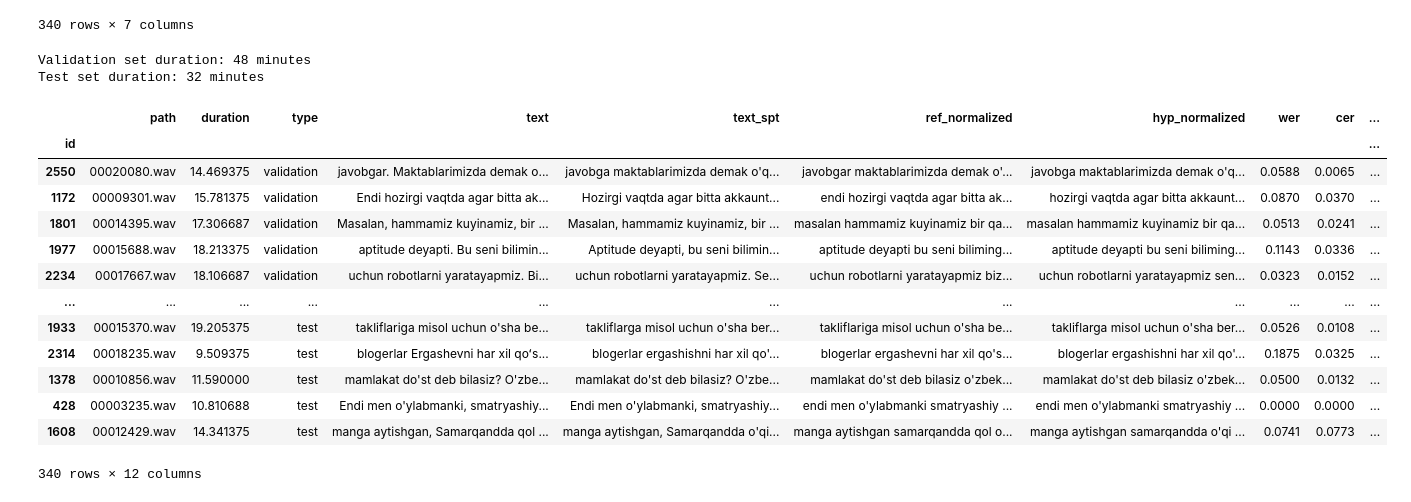
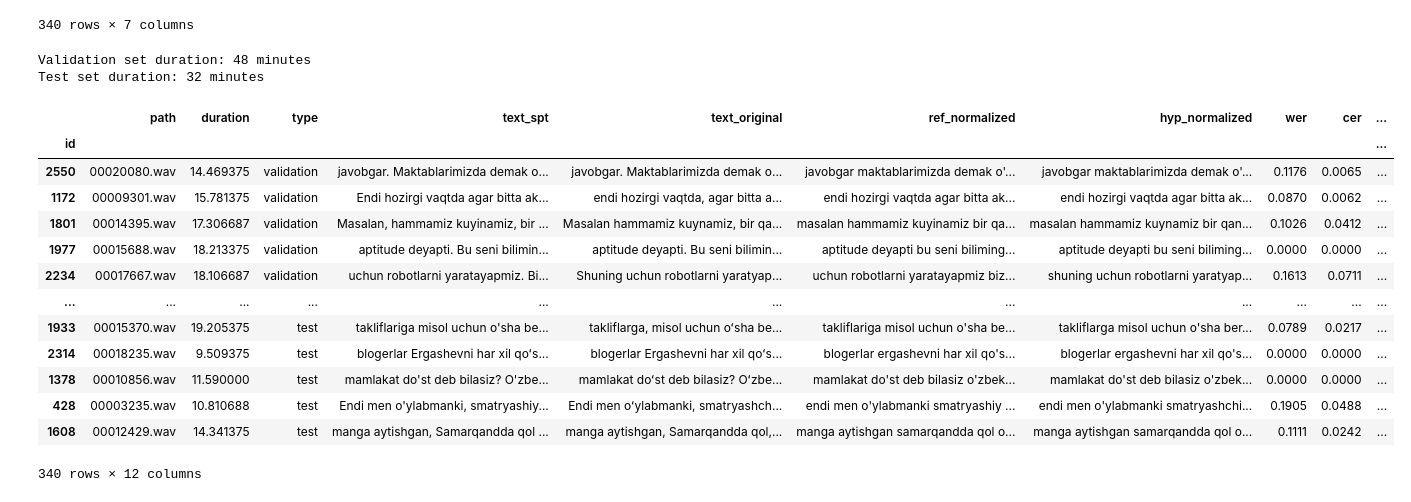
Before and after one commit to HaidarChaito/uzbek-automatic-speech-recognition, a Jupyter notebook: notebooks/2_news_dataset_preparation.ipynb, the cells around one changed output. Drawn from its saved outputs; the diff is of its cells as text; code cells hidden in the pictures.

```diff
--- a/notebooks/2_news_dataset_preparation.ipynb
+++ b/notebooks/2_news_dataset_preparation.ipynb
@@ -669,50 +669,50 @@ Estimated WER of Gemini 2.5 Pro: 9.31%
 # %%
 from sklearn.model_selection import train_test_split
 
-checked_df.rename(columns={"sentence_checked": "text"}, inplace=True)
-checked_df.drop(columns=["ref_normalized", "text_original", "hyp_normalized", "wer", "sequence_similarity"],
+checked_df.drop(columns=["text_spt", "ref_normalized", "hyp_normalized", "wer", "sequence_similarity"],
                 inplace=True)
+checked_df.rename(columns={"sentence_checked": "text_spt"}, inplace=True)
 
-# Merge Google SPT results
-checked_df = pd.concat([checked_df, google_spt_metrics], axis=1)
+# Merge Google Gemini results
+checked_df = pd.concat([checked_df, gemini_metrics], axis=1)
 
 # Split manually checked dataset into validation and test sets
 val_df, test_df = train_test_split(checked_df, test_size=0.4, random_state=SEED)
 
 # Label the subsets
 val_df = val_df.assign(type="validation")
 test_df = test_df.assign(type="test")
 
 # Merge back into the original variable name
 checked_df = pd.concat([val_df, test_df])
 
 # Reorder columns
 cols = list(checked_df.columns)
-cols.remove("text_spt")
+cols.remove("text_original")
 cols.remove("type")
-cols.insert(3, "text_spt")
+cols.insert(3, "text_original")
 cols.insert(2, "type")
 checked_df = checked_df[cols]
 
 print(f"Validation set duration: {val_df["duration"].sum() / 60:.0f} minutes")
 print(f"Test set duration: {test_df["duration"].sum() / 60:.0f} minutes")
 
 checked_df.to_csv(VALIDATION_TEST_SETS_PATH, index_label="id")
 checked_df
 # %% [output]
 Validation set duration: 48 minutes
 Test set duration: 32 minutes
-|  | path | duration | type | text | text_spt | ref_normalized | hyp_normalized | wer | cer | ... |
+|  | path | duration | type | text_spt | text_original | ref_normalized | hyp_normalized | wer | cer | ... |
 | id |  |  |  |  |  |  |  |  |  | ... |
-| 2550 | 00020080.wav | 14.469375 | validation | javobgar. Maktablarimizda demak o... | javobga maktablarimizda demak o'q... | javobgar maktablarimizda demak o'... | javobga maktablarimizda demak o'q... | 0.0588 | 0.0065 | ... |
-| 1172 | 00009301.wav | 15.781375 | validation | Endi hozirgi vaqtda agar bitta ak... | Hozirgi vaqtda agar bitta akkaunt... | endi hozirgi vaqtda agar bitta ak... | hozirgi vaqtda agar bitta akkaunt... | 0.0870 | 0.0370 | ... |
-| 1801 | 00014395.wav | 17.306687 | validation | Masalan, hammamiz kuyinamiz, bir ... | Masalan, hammamiz kuyinamiz, bir ... | masalan hammamiz kuyinamiz bir qa... | masalan hammamiz kuyinamiz bir qa... | 0.0513 | 0.0241 | ... |
-| 1977 | 00015688.wav | 18.213375 | validation | aptitude deyapti. Bu seni bilimin... | Aptitude deyapti, bu seni bilimin... | aptitude deyapti bu seni biliming... | aptitude deyapti bu seni biliming... | 0.1143 | 0.0336 | ... |
-| 2234 | 00017667.wav | 18.106687 | validation | uchun robotlarni yaratayapmiz. Bi... | uchun robotlarni yaratayapmiz. Se... | uchun robotlarni yaratayapmiz biz... | uchun robotlarni yaratayapmiz sen... | 0.0323 | 0.0152 | ... |
+| 2550 | 00020080.wav | 14.469375 | validation | javobgar. Maktablarimizda demak o... | javobgar. Maktablarimizda demak o... | javobgar maktablarimizda demak o'... | javobgar maktablarimizda demak o'... | 0.1176 | 0.0065 | ... |
+| 1172 | 00009301.wav | 15.781375 | validation | Endi hozirgi vaqtda agar bitta ak... | endi hozirgi vaqtda, agar bitta a... | endi hozirgi vaqtda agar bitta ak... | endi hozirgi vaqtda agar bitta ak... | 0.0870 | 0.0062 | ... |
+| 1801 | 00014395.wav | 17.306687 | validation | Masalan, hammamiz kuyinamiz, bir ... | Masalan hammamiz kuynamiz, bir qa... | masalan hammamiz kuyinamiz bir qa... | masalan hammamiz kuynamiz bir qan... | 0.1026 | 0.0412 | ... |
+| 1977 | 00015688.wav | 18.213375 | validation | aptitude deyapti. Bu seni bilimin... | aptitude deyapti. Bu seni bilimin... | aptitude deyapti bu seni biliming... | aptitude deyapti bu seni biliming... | 0.0000 | 0.0000 | ... |
+| 2234 | 00017667.wav | 18.106687 | validation | uchun robotlarni yaratayapmiz. Bi... | Shuning uchun robotlarni yaratyap... | uchun robotlarni yaratayapmiz biz... | shuning uchun robotlarni yaratyap... | 0.1613 | 0.0711 | ... |
 | ... | ... | ... | ... | ... | ... | ... | ... | ... | ... | ... |
-| 1933 | 00015370.wav | 19.205375 | test | takliflariga misol uchun o'sha be... | takliflarga misol uchun o'sha ber... | takliflariga misol uchun o'sha be... | takliflarga misol uchun o'sha ber... | 0.0526 | 0.0108 | ... |
-| 2314 | 00018235.wav | 9.509375 | test | blogerlar Ergashevni har xil qoʻs... | blogerlar ergashishni har xil qo'... | blogerlar ergashevni har xil qo's... | blogerlar ergashishni har xil qo'... | 0.1875 | 0.0325 | ... |
-| 1378 | 00010856.wav | 11.590000 | test | mamlakat do'st deb bilasiz? O'zbe... | mamlakat do'st deb bilasiz? O'zbe... | mamlakat do'st deb bilasiz o'zbek... | mamlakat do'st deb bilasiz o'zbek... | 0.0500 | 0.0132 | ... |
-| 428 | 00003235.wav | 10.810688 | test | Endi men o'ylabmanki, smatryashiy... | Endi men o'ylabmanki, smatryashiy... | endi men o'ylabmanki smatryashiy ... | endi men o'ylabmanki smatryashiy ... | 0.0000 | 0.0000 | ... |
-| 1608 | 00012429.wav | 14.341375 | test | manga aytishgan, Samarqandda qol ... | manga aytishgan, Samarqandda o'qi... | manga aytishgan samarqandda qol o... | manga aytishgan samarqandda o'qi ... | 0.0741 | 0.0773 | ... |
+| 1933 | 00015370.wav | 19.205375 | test | takliflariga misol uchun o'sha be... | takliflarga, misol uchun oʻsha be... | takliflariga misol uchun o'sha be... | takliflarga misol uchun o'sha ber... | 0.0789 | 0.0217 | ... |
+| 2314 | 00018235.wav | 9.509375 | test | blogerlar Ergashevni har xil qoʻs... | blogerlar Ergashevni har xil qoʻs... | blogerlar ergashevni har xil qo's... | blogerlar ergashevni har xil qo's... | 0.0000 | 0.0000 | ... |
+| 1378 | 00010856.wav | 11.590000 | test | mamlakat do'st deb bilasiz? O'zbe... | mamlakat doʻst deb bilasiz? Oʻzbe... | mamlakat do'st deb bilasiz o'zbek... | mamlakat do'st deb bilasiz o'zbek... | 0.0000 | 0.0000 | ... |
+| 428 | 00003235.wav | 10.810688 | test | Endi men o'ylabmanki, smatryashiy... | Endi men oʻylabmanki, smatryashch... | endi men o'ylabmanki smatryashiy ... | endi men o'ylabmanki smatryashchi... | 0.1905 | 0.0488 | ... |
+| 1608 | 00012429.wav | 14.341375 | test | manga aytishgan, Samarqandda qol ... | manga aytishgan, Samarqandda qol,... | manga aytishgan samarqandda qol o... | manga aytishgan samarqandda qol o... | 0.1111 | 0.0242 | ... |
 340 rows × 12 columns
```
Also changed, not shown: parts of 2 cells of this notebook.
